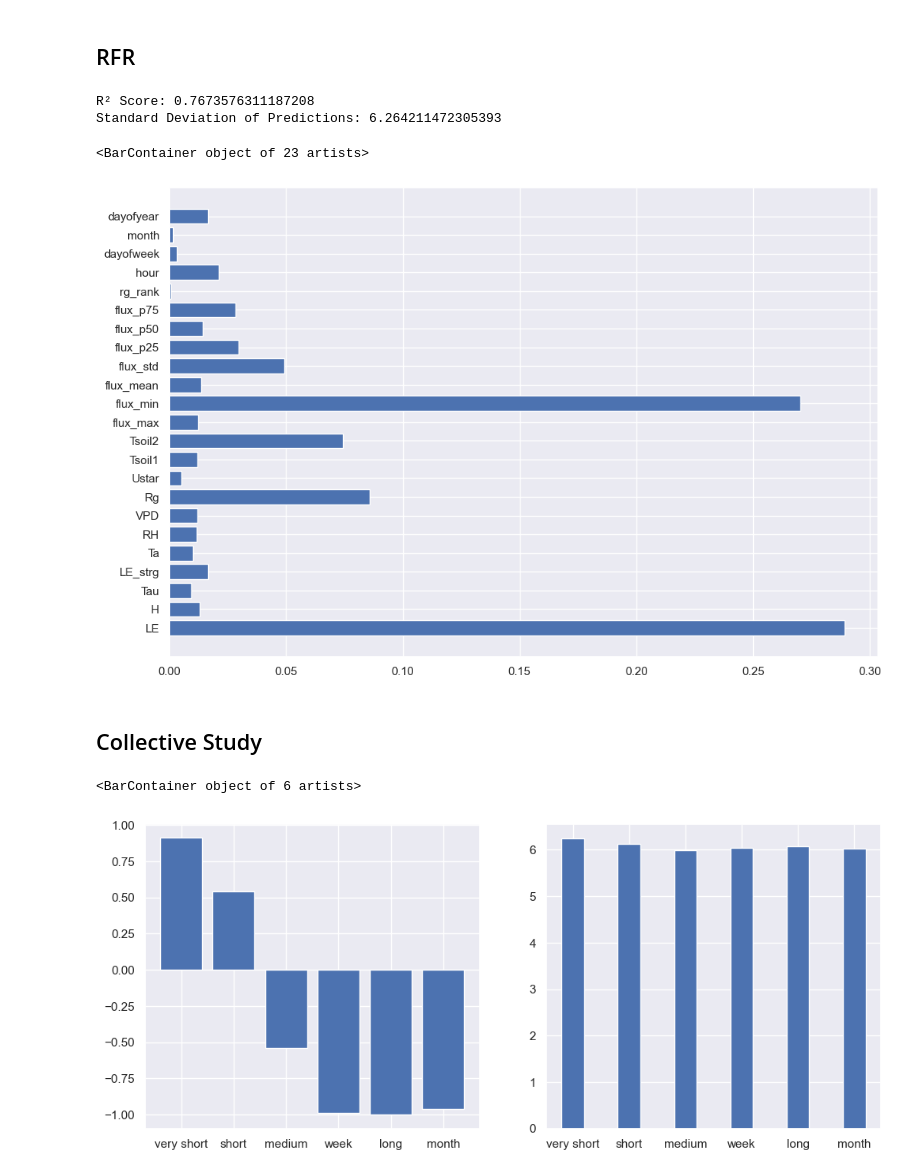
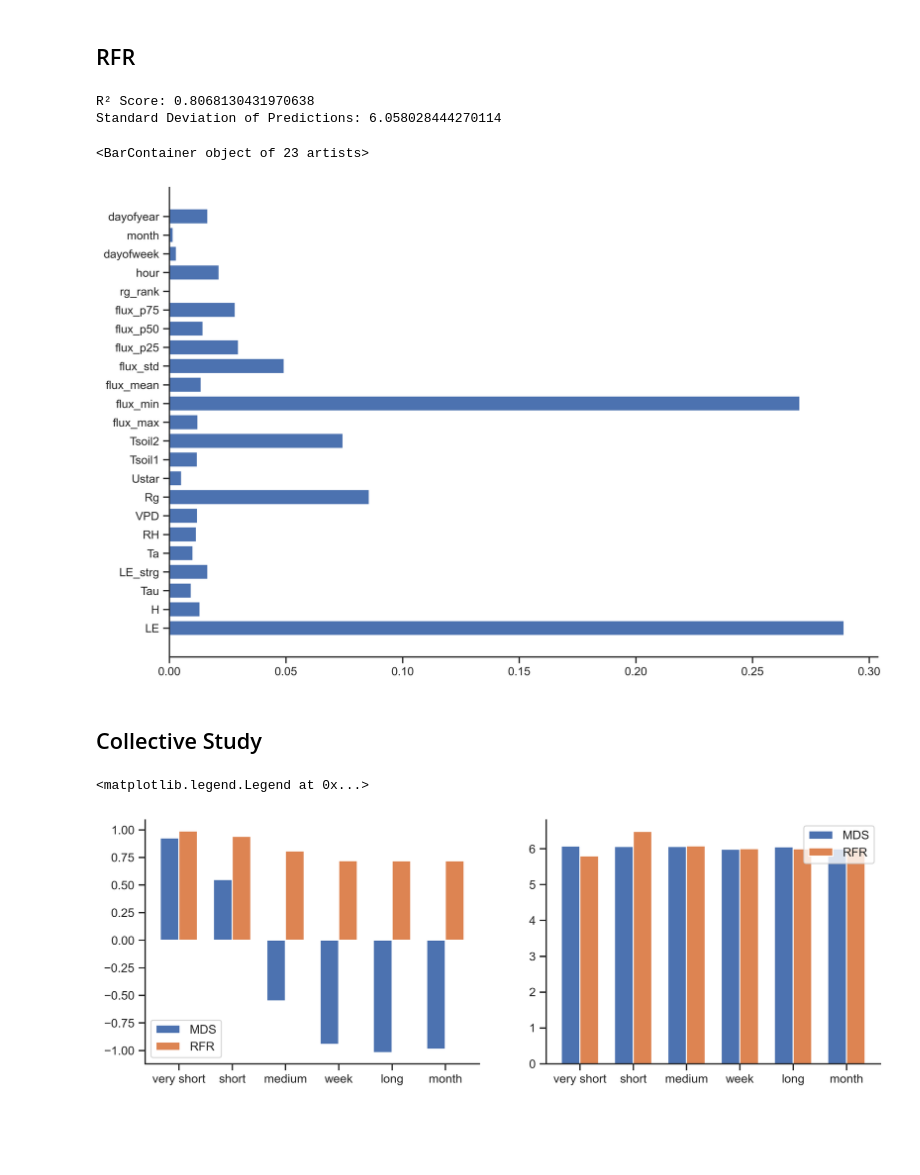
Before and after one commit to saadzia10/PIAE-SDE, a Jupyter notebook: data_manipulation/MDS and RFR.ipynb, the cells around one changed output. Drawn from its saved outputs; the diff is of its cells as text; code cells hidden in the pictures; blank space fills up the shorter version.

```diff
--- a/data_manipulation/MDS and RFR.ipynb
+++ b/data_manipulation/MDS and RFR.ipynb
@@ -1,13 +1,15 @@
 # %%
 import numpy as np
 import pandas as pd
+from tqdm import tqdm
 from pathlib import Path
 import matplotlib.pyplot as plt
 from sklearn.metrics import r2_score
 from sklearn.ensemble import RandomForestRegressor
 from sklearn.model_selection import train_test_split
 import seaborn as sns
-sns.set()
+custom_params = {"axes.spines.right": False, "axes.spines.top": False}
+sns.set_theme(style="ticks", rc=custom_params)
 import random
 # %%
 out_dir = Path("../phys-vae/data/climate/")
@@ -294,9 +296,11 @@ def fill_gaps_rfr(train_data, test_data_with_gaps, return_importances=False):
     Returns:
     pd.DataFrame: DataFrame with filled gaps.
     """
+    train_data = train_data.copy()
+    test_data_with_gaps = test_data_with_gaps.copy()
 
-    train_data = extract_features(train_data.copy())
-    test_data_with_gaps = extract_features(test_data_with_gaps.copy())
+    train_data = extract_features(train_data)
+    test_data_with_gaps = extract_features(test_data_with_gaps)
 
     # Features for training
     drivers = ['LE', 'H', 'Tau', 'LE_strg', 'Ta', 'RH', 'VPD', 'Rg', 'Ustar', 'Tsoil1', 'Tsoil2']
@@ -344,18 +348,16 @@ r2, std_dev, filled_values = calculate_metrics(test_data, test_data_with_gaps, d
 print(f"R² Score: {r2}")
 print(f"Standard Deviation of Predictions: {std_dev}")
 # %% [output]
-R² Score: 0.7673576311187208
-Standard Deviation of Predictions: 6.264211472305393
+R² Score: 0.8068130431970638
+Standard Deviation of Predictions: 6.058028444270114
 # %%
-fig, ax = plt.subplots(figsize=(12, 8))
+fig, ax = plt.subplots(figsize=(12, 8), dpi=400)
 plt.barh(columns_to_pick, feat_importances)
 # %% [output]
 <BarContainer object of 23 artists>
-[figure, old version]
+[figure, new version]
 # %% [markdown]
 ## Collective Study
-# %%
-train_data, test_data = split_data(data)
 # %%
 gap_scores_mds = {"very short": 0.0, "short": 0.0, "medium": 0.0, "week": 0.0, "long": 0.0, "month": 0.0}
 gap_stds_mds = {"very short": 0.0, "short": 0.0, "medium": 0.0, "week": 0.0, "long": 0.0, "month": 0.0}
@@ -376,9 +378,9 @@ for gap_type in gap_scores_mds.keys():
     gap_stds_mds[gap_type] = std_dev
 # %%
 # RFR
-for gap_type in gap_scores_rfr.keys():
-    test_data_with_gaps = insert_gaps_with_timestamps(data, gap_type)
-    # Fill gaps using MDS
+for gap_type in tqdm(gap_scores_rfr.keys(), "Training RFRs on each gap_type"):
+    test_data_with_gaps = insert_gaps_with_timestamps(test_data, gap_type)
+    # Fill gaps using RFR
     data_filled = fill_gaps_rfr(train_data, test_data_with_gaps)
     # Calculate metrics
     r2, std_dev, filled_values = calculate_metrics(test_data, test_data_with_gaps, data_filled)
@@ -386,10 +388,25 @@ for gap_type in gap_scores_rfr.keys():
     gap_scores_rfr[gap_type] = r2
     gap_stds_rfr[gap_type] = std_dev
 # %%
-fig, ax = plt.subplots(ncols=2, figsize=(12, 5))
+fig, ax = plt.subplots(ncols=2, figsize=(12, 4), dpi=400)
+bar_width = 0.35
+x = np.arange(len(gap_scores_mds.values()))
 
-ax[0].bar(gap_scores_mds.keys(), gap_scores_mds.values())
-ax[1].bar(gap_stds_mds.keys(), gap_stds_mds.values(), width=0.4)
+bar1 = ax[0].bar(x - bar_width/2, gap_scores_mds.values(), bar_width, label='MDS')
+bar2 = ax[0].bar(x + bar_width/2, gap_scores_rfr.values(), bar_width, label='RFR')
+
+ax[0].set_xticks(x)
+ax[0].set_xticklabels(gap_scores_mds.keys())
+
+
+bar1 = ax[1].bar(x - bar_width/2, gap_stds_mds.values(), bar_width, label='MDS')
+bar2 = ax[1].bar(x + bar_width/2, gap_stds_rfr.values(), bar_width, label='RFR')
+
+ax[1].set_xticks(x)
+ax[1].set_xticklabels(gap_stds_mds.keys())
+
+ax[0].legend(["MDS", "RFR"])
+ax[1].legend(["MDS", "RFR"])
 # %% [output]
-<BarContainer object of 6 artists>
+<matplotlib.legend.Legend at 0x...>
-[figure, old version]
+[figure, new version]
```
Also changed, not shown: parts of 3 cells of this notebook, 1 other file.
